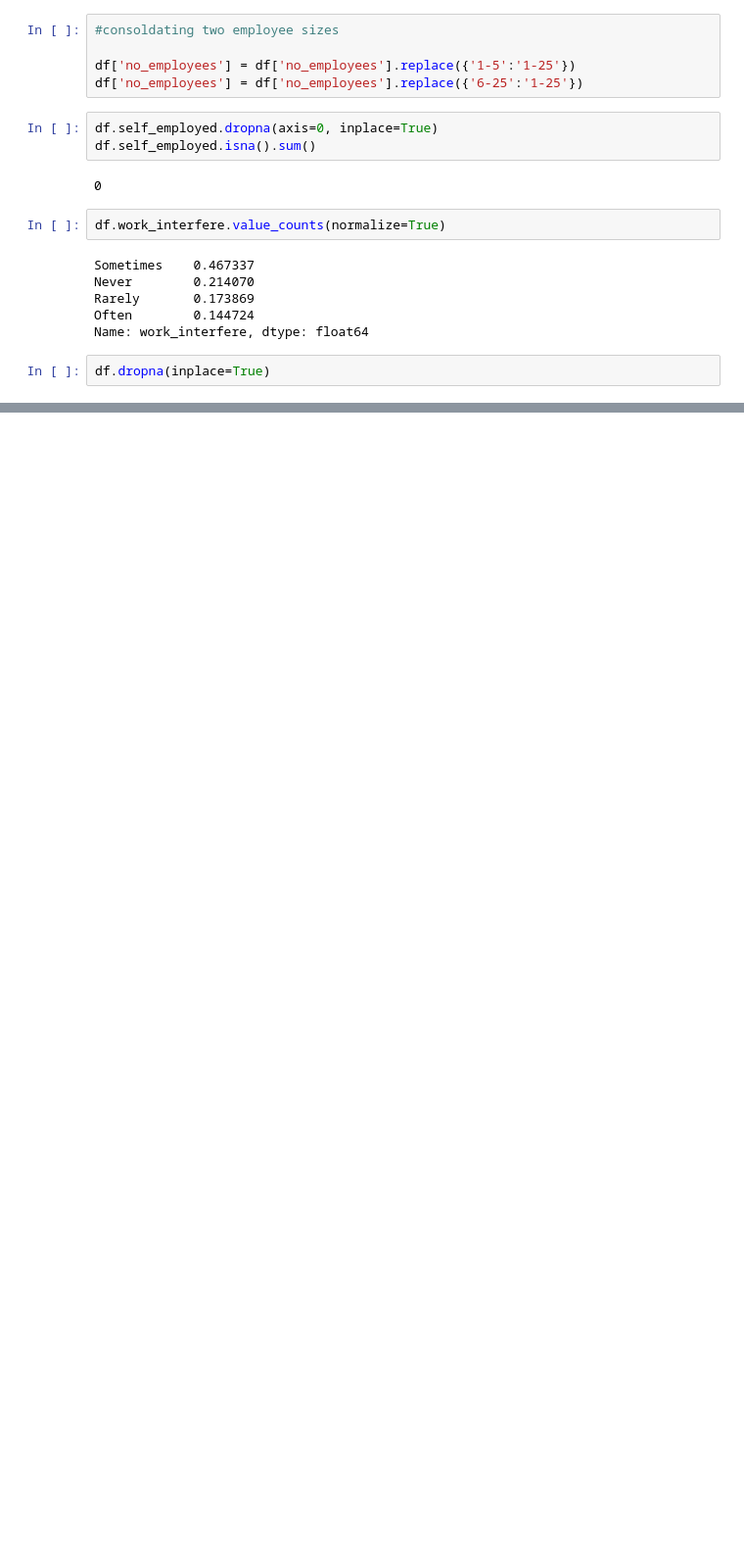
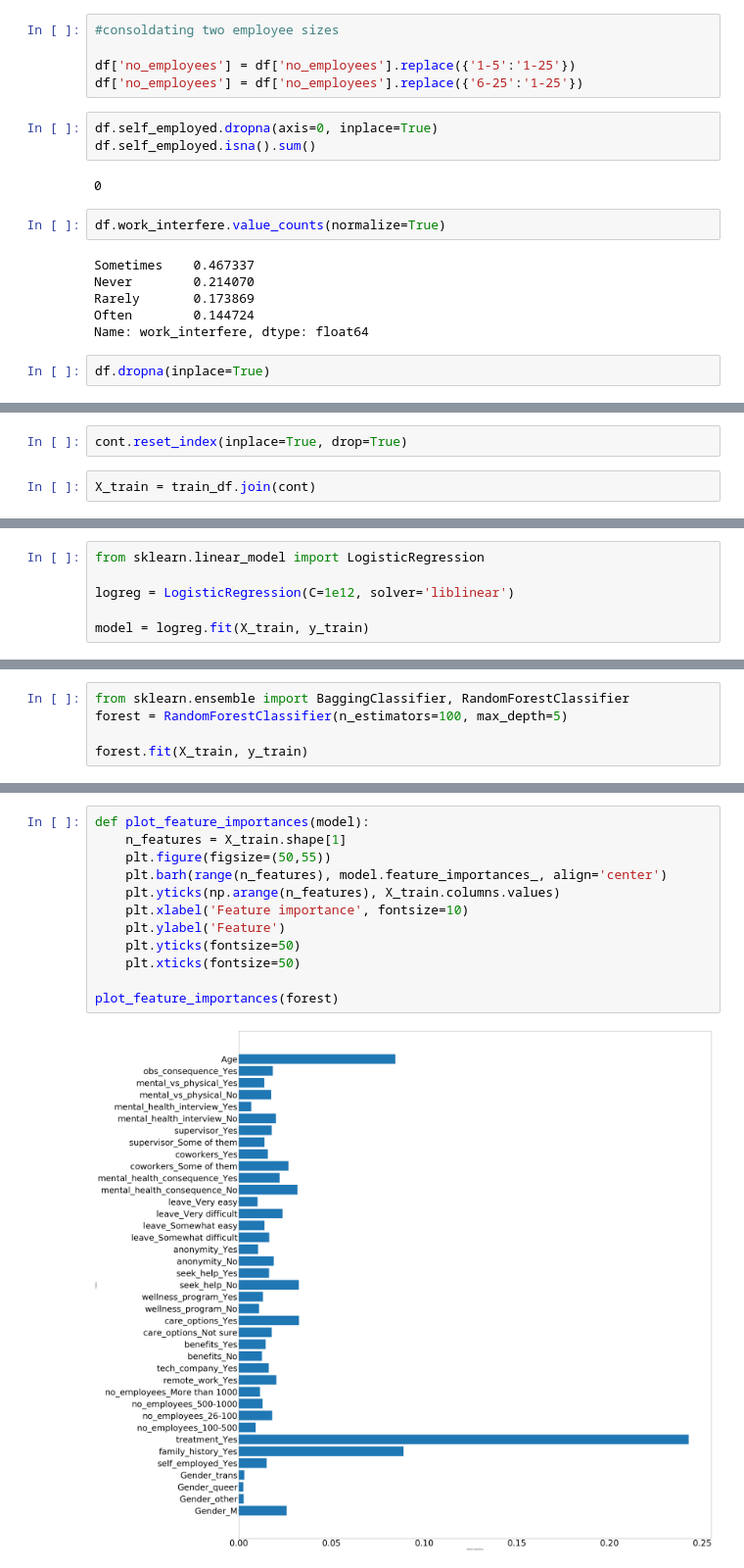
Before and after one commit to ChuckPryor/MentalHealth, a Jupyter notebook: data_prep.ipynb, the cells around one changed output, grey strips where cells are left out. Shown: that part at 98% size. Drawn from its saved outputs; the diff is of its cells as text; blank space fills up the shorter version.

Commit message:
regression

```diff
--- a/data_prep.ipynb
+++ b/data_prep.ipynb
@@ -198,0 +213,4 @@ dtype: int64
+# %%
+cont.reset_index(inplace=True, drop=True)
+# %%
+X_train = train_df.join(cont)
@@ -198,0 +223,6 @@ dtype: int64
+# %%
+from sklearn.linear_model import LogisticRegression
+
+logreg = LogisticRegression(C=1e12, solver='liblinear')
+
+model = logreg.fit(X_train, y_train)
@@ -198,0 +318,5 @@ dtype: int64
+# %%
+from sklearn.ensemble import BaggingClassifier, RandomForestClassifier
+forest = RandomForestClassifier(n_estimators=100, max_depth=5)
+
+forest.fit(X_train, y_train)
@@ -198,0 +332,14 @@ dtype: int64
+# %%
+def plot_feature_importances(model):
+    n_features = X_train.shape[1]
+    plt.figure(figsize=(50,55))
+    plt.barh(range(n_features), model.feature_importances_, align='center')
+    plt.yticks(np.arange(n_features), X_train.columns.values)
+    plt.xlabel('Feature importance', fontsize=10)
+    plt.ylabel('Feature')
+    plt.yticks(fontsize=50)
+    plt.xticks(fontsize=50)
+
+plot_feature_importances(forest)
+# %% [output]
+[figure, added]
```
Also changed, not shown: parts of 57 cells of this notebook, 1 other file.
